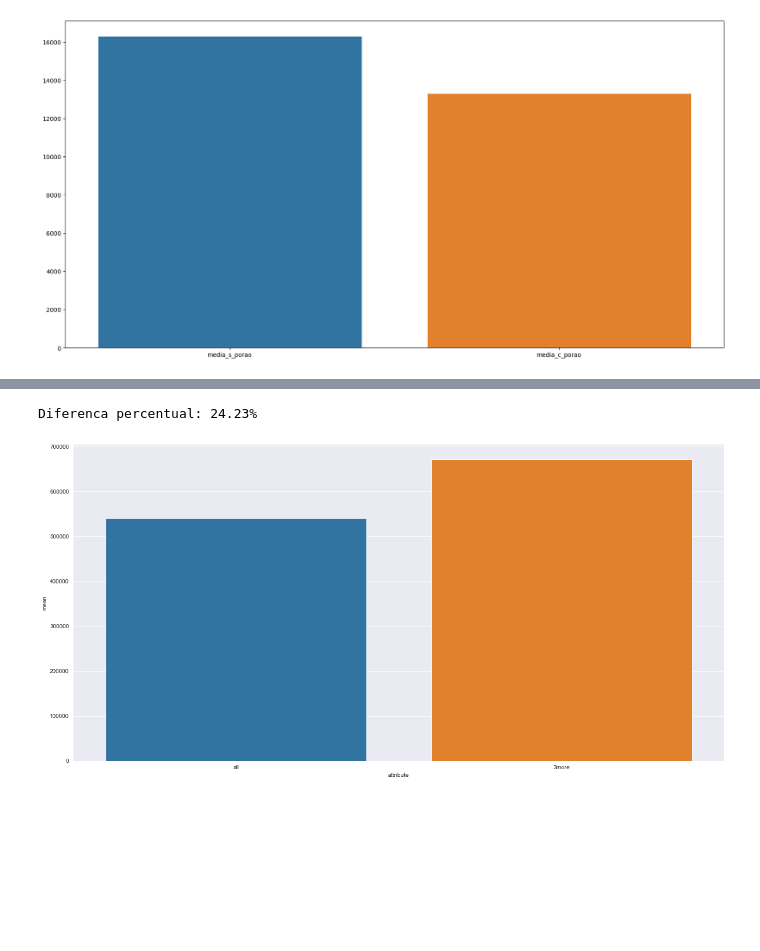
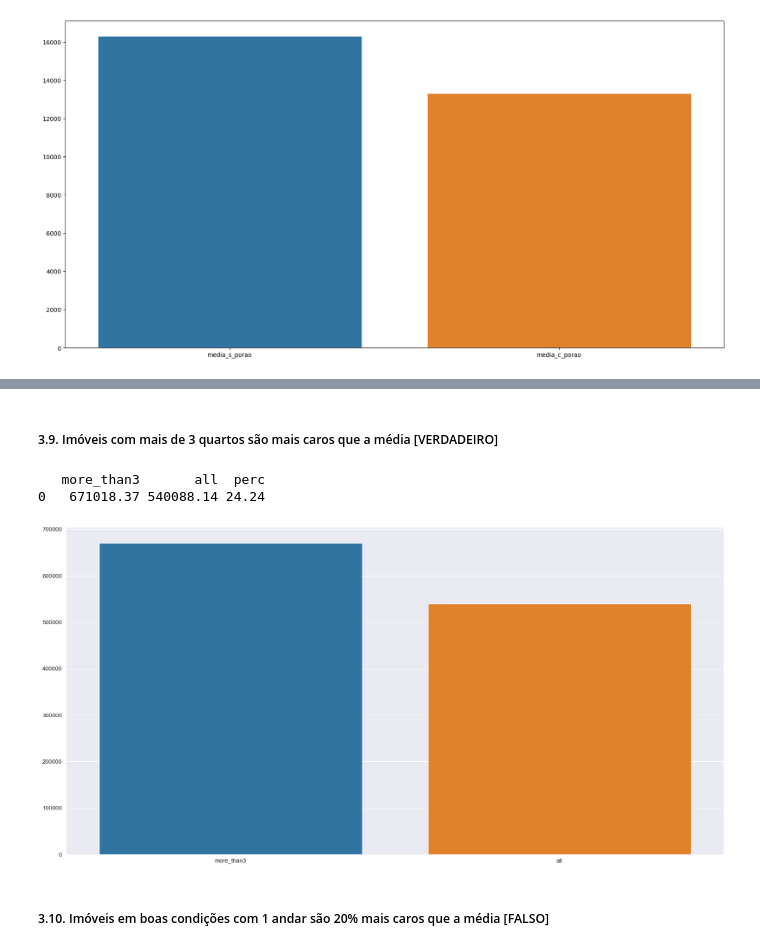
Before and after one commit to dsrodrigovieira/houserocketsales, a Jupyter notebook: notebooks/2_analise.ipynb, the cells around one changed output, grey strips where cells are left out. Drawn from its saved outputs; the diff is of its cells as text; code cells hidden in the pictures; blank space fills up the shorter version.

```diff
--- a/notebooks/1.0.rv_house_rocket_sales.ipynb
+++ b/notebooks/2_analise.ipynb
@@ -279,15 +229,7 @@ sns.barplot(aux[['media_s_porao','media_c_porao']]);
 # %%
-# H4: Crescimento do preço dos imóveis Yoy é de 10%
-
-df_raw['year'] = pd.to_datetime(df_raw['date']).dt.strftime('%Y')
-df_h4 = df_raw[['year','price']].groupby('year').mean().reset_index()
-df_h4 = df_h4.rename(columns={'price': 'mean'})
-df_h4['pct'] = df_h4['mean'].pct_change()
-result = ''
-if df_h4.loc[1,'mean'] == 0.1:
-    result = 'Verdadeiro'
-else: result = 'Falso'
-
-print('{:}. A variação percentual do valor médio dos imóveis ano a ano é de {:.2f}%'.format(result, df_h4.loc[1,'pct']*100))
-sns.barplot(data=df_h4, x='year', y='mean');
+df_raw['year'] = df_raw.date.dt.year
+aux = df_raw[['year','price']].groupby('year').mean().T.reset_index(drop=True)
+aux['perc'] = (aux[2015] / aux[2014]-1)*100
+print(aux)
+sns.barplot(aux[[2014,2015]]);
 # %% [output]
@@ -355,14 +294,17 @@ Diferenca percentual: -58.19%
+# %% [markdown]
+##### 3.9. Imóveis com mais de 3 quartos são mais caros que a média [VERDADEIRO]
 # %%
-# H9: Imóveis com mais de 3 quartos são 30% mais caros que a média
-
-_3more = df_raw.loc[df_raw['bedrooms']>3,'price'].mean()
-_all = df_raw['price'].mean()
-df_h9 = pd.DataFrame([['all',_all],['3more',_3more]],columns=['attribute','mean'])
-df_h9['pct'] = df_h9['mean'].pct_change()
-
-print('Diferenca percentual: {:.2f}%'.format(df_h9.loc[1,'pct']*100))
-sns.barplot(data=df_h9, x='attribute', y='mean');
+more_than3 = df_raw.loc[df_raw['bedrooms']>3,'price'].mean()
+all = df_raw['price'].mean()
+aux = pd.DataFrame([more_than3,all]).T.reset_index(drop=True)
+aux = aux.rename(columns={0:'more_than3',1:'all'})
+aux['perc'] = (aux['more_than3'] / aux['all'] -1)*100
+print(aux)
+sns.barplot(data=aux[['more_than3','all']]);
 # %% [output]
-Diferenca percentual: 24.23%
+   more_than3       all  perc
+0   671018.37 540088.14 24.24
-[figure, old version]
+[figure, new version]
+# %% [markdown]
+##### 3.10. Imóveis em boas condições com 1 andar são 20% mais caros que a média [FALSO]
 # %%
```
Also changed, not shown: parts of 52 cells of this notebook, 4 other files.
